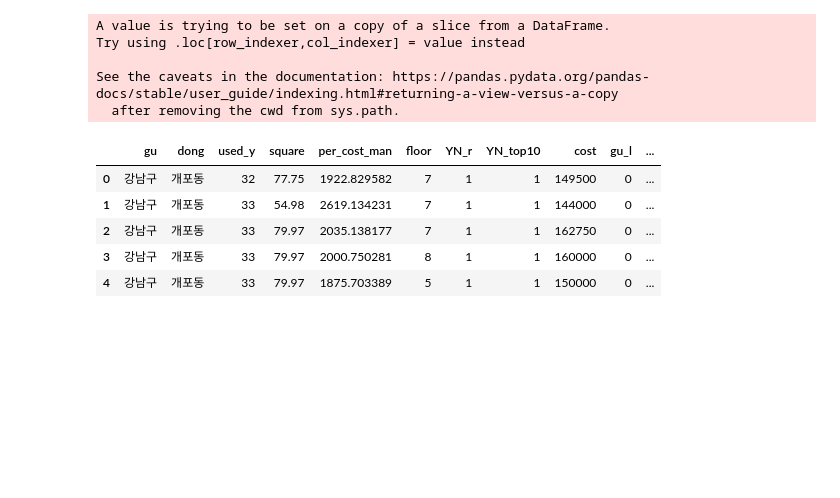
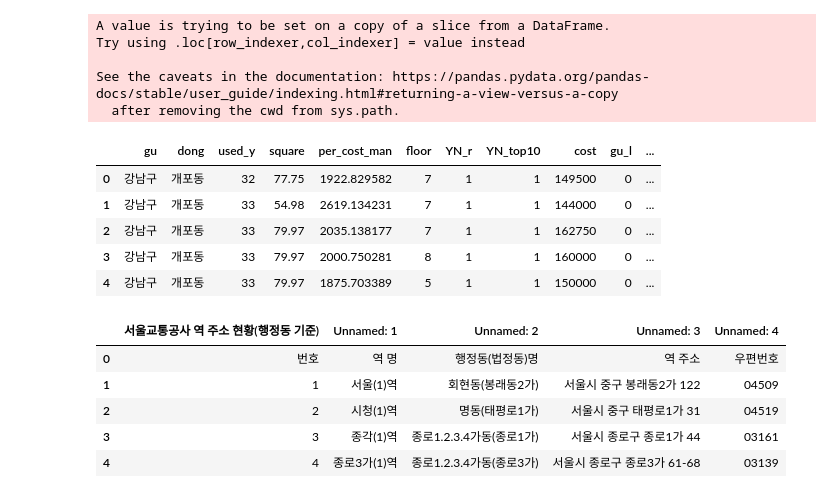
Before and after one commit to chaerui7967/ko_Apartment_Deal, a Jupyter notebook: Apart_EDA.ipynb, the cells around one changed output. Cells and saved outputs as stored; diff of their text form; code cells hidden in the pictures; blank space fills up the shorter version.

```diff
--- a/Apart_EDA.ipynb
+++ b/Apart_EDA.ipynb
@@ -559,3 +574,16 @@ seoul_3.head()
 | 2 | 강남구 | 개포동 | 33 | 79.97 | 2035.138177 | 7 | 1 | 1 | 162750 | 0 | ... |
 | 3 | 강남구 | 개포동 | 33 | 79.97 | 2000.750281 | 8 | 1 | 1 | 160000 | 0 | ... |
 | 4 | 강남구 | 개포동 | 33 | 79.97 | 1875.703389 | 5 | 1 | 1 | 150000 | 0 | ... |
+# %%
+# 지하철 역 개수 추가
+
+df_s = pd.read_excel('./seoul_subway.xls')
+# %%
+df_s.head()
+# %% [output]
+|  | 서울교통공사 역 주소 현황(행정동 기준) | Unnamed: 1 | Unnamed: 2 | Unnamed: 3 | Unnamed: 4 |
+| 0 | 번호 | 역 명 | 행정동(법정동)명 | 역 주소 | 우편번호 |
+| 1 | 1 | 서울(1)역 | 회현동(봉래동2가) | 서울시 중구 봉래동2가 122 | 04509 |
+| 2 | 2 | 시청(1)역 | 명동(태평로1가) | 서울시 중구 태평로1가 31 | 04519 |
+| 3 | 3 | 종각(1)역 | 종로1.2.3.4가동(종로1가) | 서울시 종로구 종로1가 44 | 03161 |
+| 4 | 4 | 종로3가(1)역 | 종로1.2.3.4가동(종로3가) | 서울시 종로구 종로3가 61-68 | 03139 |
```
Also changed, not shown: parts of 23 cells of this notebook.
